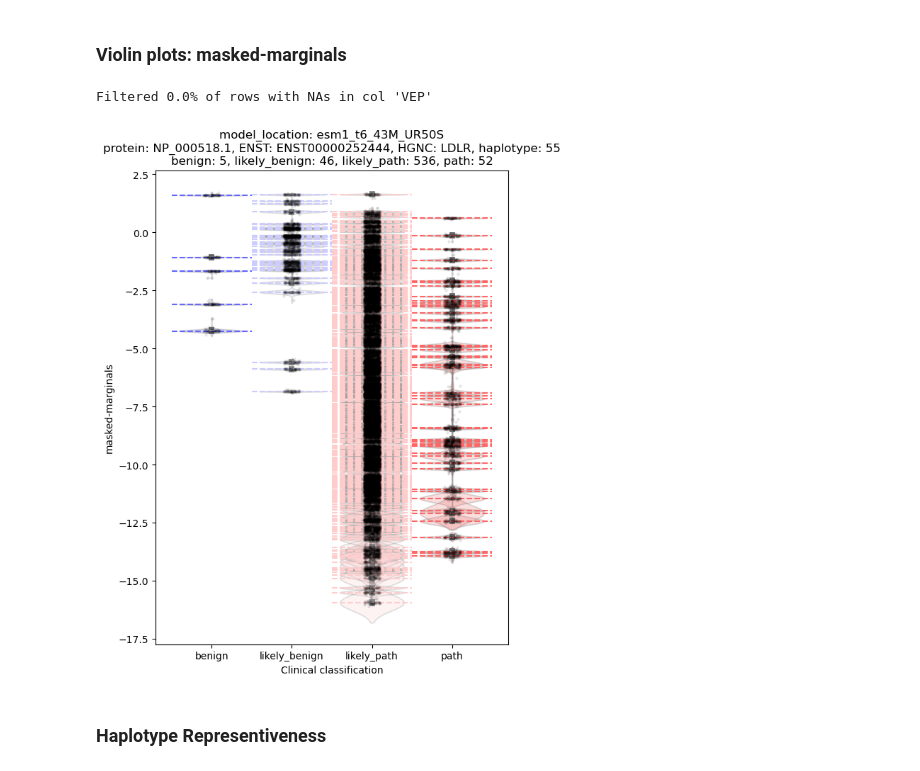
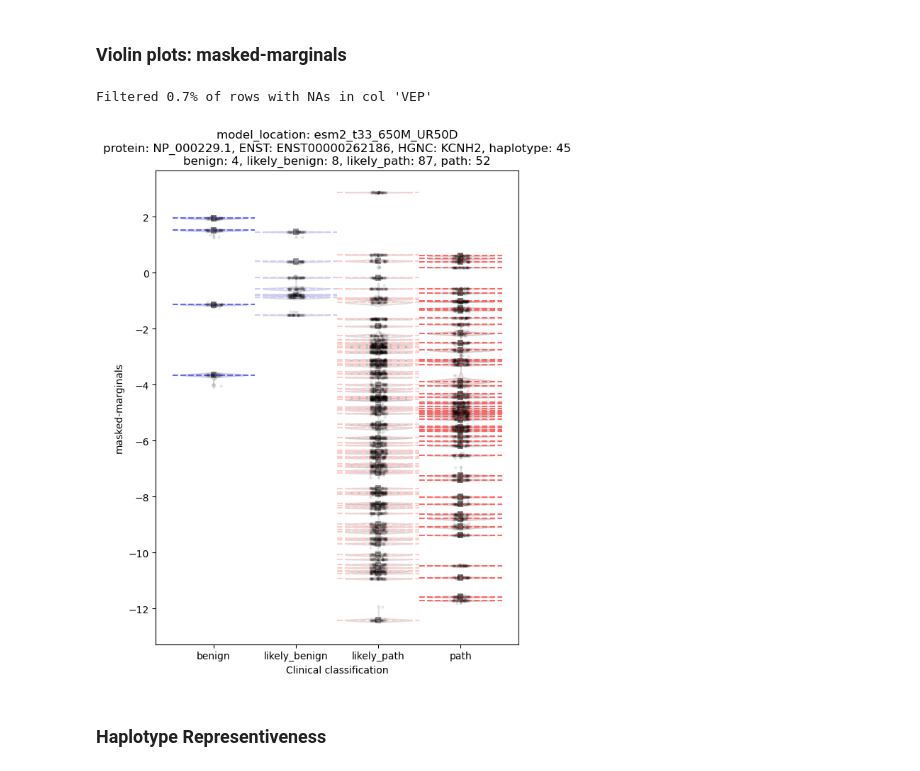
Before and after one commit to bschilder/VEP_protein, a Jupyter notebook: notebooks/VEP.ipynb, the cells around one changed output. Saved outputs shown, nothing was run; the diff lists cells and outputs as text; code cells hidden in the pictures.

```diff
--- a/notebooks/VEP.ipynb
+++ b/notebooks/VEP.ipynb
@@ -324,12 +363,14 @@ Filtered 0.0% of rows with NAs in col 'VEP'
 ### Violin plots: masked-marginals
 # %%
 va.plot_vep_violin(vep_df,
+                   model_location="esm2_t33_650M_UR50D",
                     max_proteins=1,
                     max_models=1,
+                    save_path="results/plots/vep_violin;esm2_t33_650M_UR50D;masked-marginals.png",
                     scoring_strategy="masked-marginals")
 # %% [output]
-Filtered 0.0% of rows with NAs in col 'VEP'
+Filtered 0.7% of rows with NAs in col 'VEP'
-[figure, old version]
+[figure, new version]
 # %% [markdown]
 ### Haplotype Representiveness
 # %%
```
Also changed, not shown: parts of 28 cells of this notebook, 21 other files.
